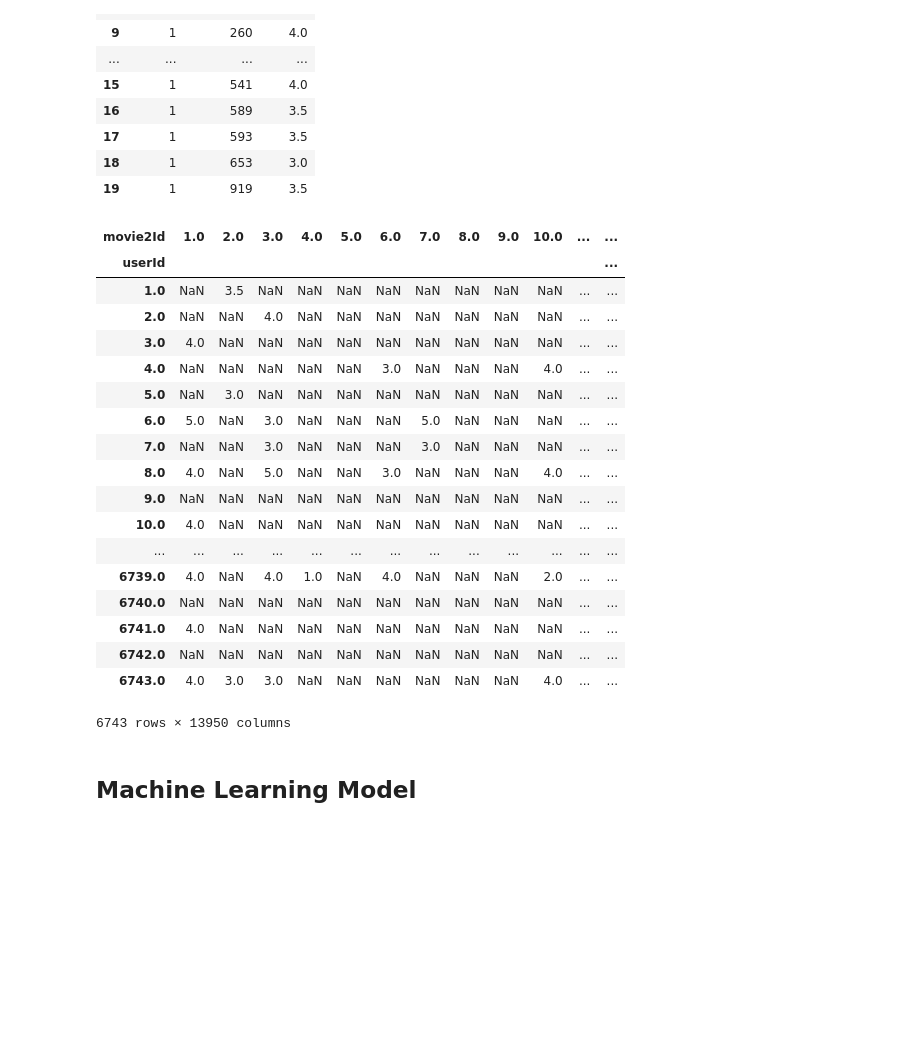
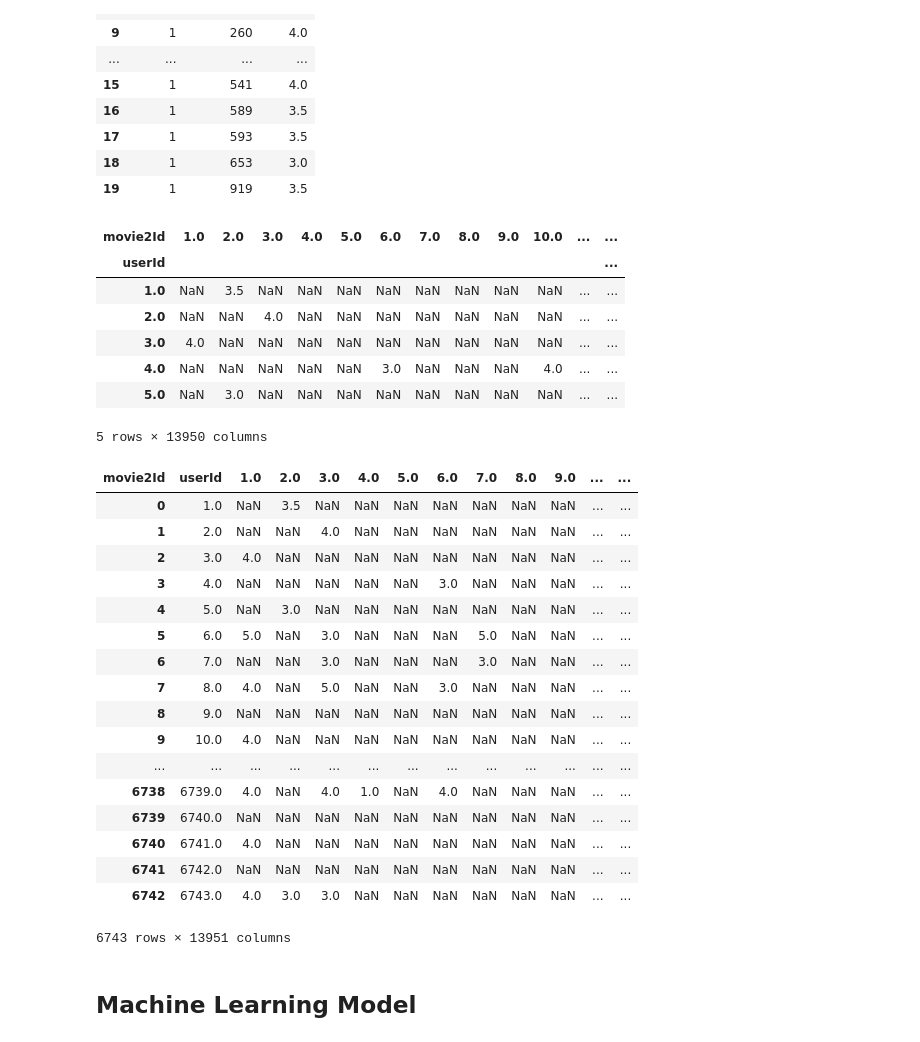
Before and after one commit to chasekregor/INFOCapstone, a Jupyter notebook: models.ipynb, the cells around one changed output. Saved outputs shown, nothing was run; the diff lists cells and outputs as text; code cells hidden in the pictures; blank space fills up the shorter version.

```diff
--- a/models.ipynb
+++ b/models.ipynb
@@ -7,5 +7,5 @@ import sqlite3
 # %% [markdown]
 ### Connect to Database
 # %%
-"""conn = sqlite3.connect(r"movielense20million.db")
-c = conn.cursor()"""
+conn = sqlite3.connect(r"movielense20million.db")
+c = conn.cursor()
@@ -171,31 +169,39 @@ model2.head(20)
 model2 = model2.astype(float)
 # %%
 model2 = model2.pivot_table(index = ['userId'], columns='movie2Id', values = 'rating')
-model2
+model2.head()
 # %% [output]
 | movie2Id | 1.0 | 2.0 | 3.0 | 4.0 | 5.0 | 6.0 | 7.0 | 8.0 | 9.0 | 10.0 | ... | ... |
 | userId |  |  |  |  |  |  |  |  |  |  |  | ... |
 | 1.0 | NaN | 3.5 | NaN | NaN | NaN | NaN | NaN | NaN | NaN | NaN | ... | ... |
 | 2.0 | NaN | NaN | 4.0 | NaN | NaN | NaN | NaN | NaN | NaN | NaN | ... | ... |
 | 3.0 | 4.0 | NaN | NaN | NaN | NaN | NaN | NaN | NaN | NaN | NaN | ... | ... |
 | 4.0 | NaN | NaN | NaN | NaN | NaN | 3.0 | NaN | NaN | NaN | 4.0 | ... | ... |
 | 5.0 | NaN | 3.0 | NaN | NaN | NaN | NaN | NaN | NaN | NaN | NaN | ... | ... |
-| 6.0 | 5.0 | NaN | 3.0 | NaN | NaN | NaN | 5.0 | NaN | NaN | NaN | ... | ... |
-| 7.0 | NaN | NaN | 3.0 | NaN | NaN | NaN | 3.0 | NaN | NaN | NaN | ... | ... |
-| 8.0 | 4.0 | NaN | 5.0 | NaN | NaN | 3.0 | NaN | NaN | NaN | 4.0 | ... | ... |
-| 9.0 | NaN | NaN | NaN | NaN | NaN | NaN | NaN | NaN | NaN | NaN | ... | ... |
-| 10.0 | 4.0 | NaN | NaN | NaN | NaN | NaN | NaN | NaN | NaN | NaN | ... | ... |
-| ... | ... | ... | ... | ... | ... | ... | ... | ... | ... | ... | ... | ... |
-| 6739.0 | 4.0 | NaN | 4.0 | 1.0 | NaN | 4.0 | NaN | NaN | NaN | 2.0 | ... | ... |
-| 6740.0 | NaN | NaN | NaN | NaN | NaN | NaN | NaN | NaN | NaN | NaN | ... | ... |
-| 6741.0 | 4.0 | NaN | NaN | NaN | NaN | NaN | NaN | NaN | NaN | NaN | ... | ... |
-| 6742.0 | NaN | NaN | NaN | NaN | NaN | NaN | NaN | NaN | NaN | NaN | ... | ... |
-| 6743.0 | 4.0 | 3.0 | 3.0 | NaN | NaN | NaN | NaN | NaN | NaN | 4.0 | ... | ... |
-6743 rows × 13950 columns
+5 rows × 13950 columns
 # %%
 model2 = model2.reset_index()
 # %%
 model2
+# %% [output]
+| movie2Id | userId | 1.0 | 2.0 | 3.0 | 4.0 | 5.0 | 6.0 | 7.0 | 8.0 | 9.0 | ... | ... |
+| 0 | 1.0 | NaN | 3.5 | NaN | NaN | NaN | NaN | NaN | NaN | NaN | ... | ... |
+| 1 | 2.0 | NaN | NaN | 4.0 | NaN | NaN | NaN | NaN | NaN | NaN | ... | ... |
+| 2 | 3.0 | 4.0 | NaN | NaN | NaN | NaN | NaN | NaN | NaN | NaN | ... | ... |
+| 3 | 4.0 | NaN | NaN | NaN | NaN | NaN | 3.0 | NaN | NaN | NaN | ... | ... |
+| 4 | 5.0 | NaN | 3.0 | NaN | NaN | NaN | NaN | NaN | NaN | NaN | ... | ... |
+| 5 | 6.0 | 5.0 | NaN | 3.0 | NaN | NaN | NaN | 5.0 | NaN | NaN | ... | ... |
+| 6 | 7.0 | NaN | NaN | 3.0 | NaN | NaN | NaN | 3.0 | NaN | NaN | ... | ... |
+| 7 | 8.0 | 4.0 | NaN | 5.0 | NaN | NaN | 3.0 | NaN | NaN | NaN | ... | ... |
+| 8 | 9.0 | NaN | NaN | NaN | NaN | NaN | NaN | NaN | NaN | NaN | ... | ... |
+| 9 | 10.0 | 4.0 | NaN | NaN | NaN | NaN | NaN | NaN | NaN | NaN | ... | ... |
+| ... | ... | ... | ... | ... | ... | ... | ... | ... | ... | ... | ... | ... |
+| 6738 | 6739.0 | 4.0 | NaN | 4.0 | 1.0 | NaN | 4.0 | NaN | NaN | NaN | ... | ... |
+| 6739 | 6740.0 | NaN | NaN | NaN | NaN | NaN | NaN | NaN | NaN | NaN | ... | ... |
+| 6740 | 6741.0 | 4.0 | NaN | NaN | NaN | NaN | NaN | NaN | NaN | NaN | ... | ... |
+| 6741 | 6742.0 | NaN | NaN | NaN | NaN | NaN | NaN | NaN | NaN | NaN | ... | ... |
+| 6742 | 6743.0 | 4.0 | 3.0 | 3.0 | NaN | NaN | NaN | NaN | NaN | NaN | ... | ... |
+6743 rows × 13951 columns
 # %% [markdown]
 ## Machine Learning Model
 # %%
```
Also changed, not shown: parts of 3 cells of this notebook.
